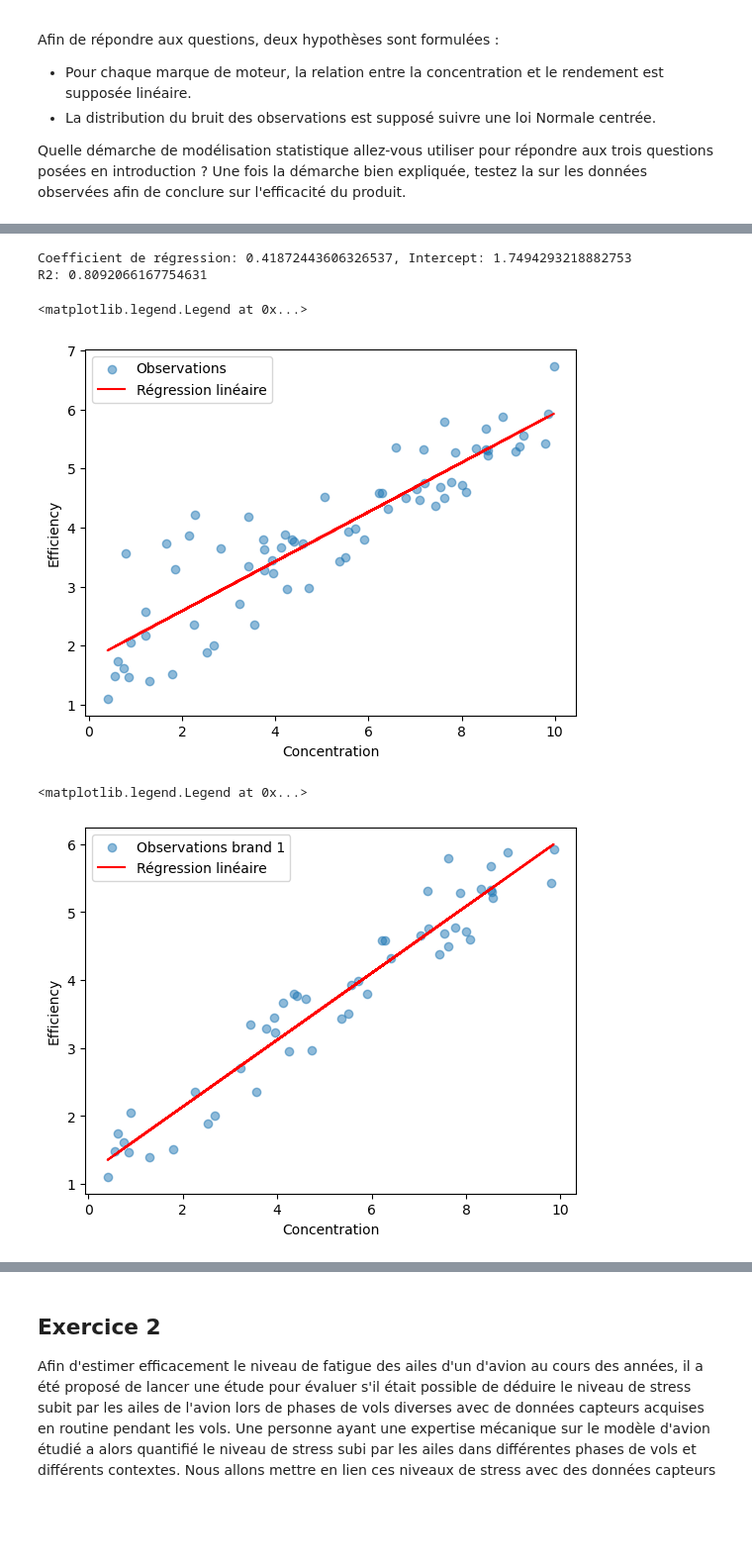
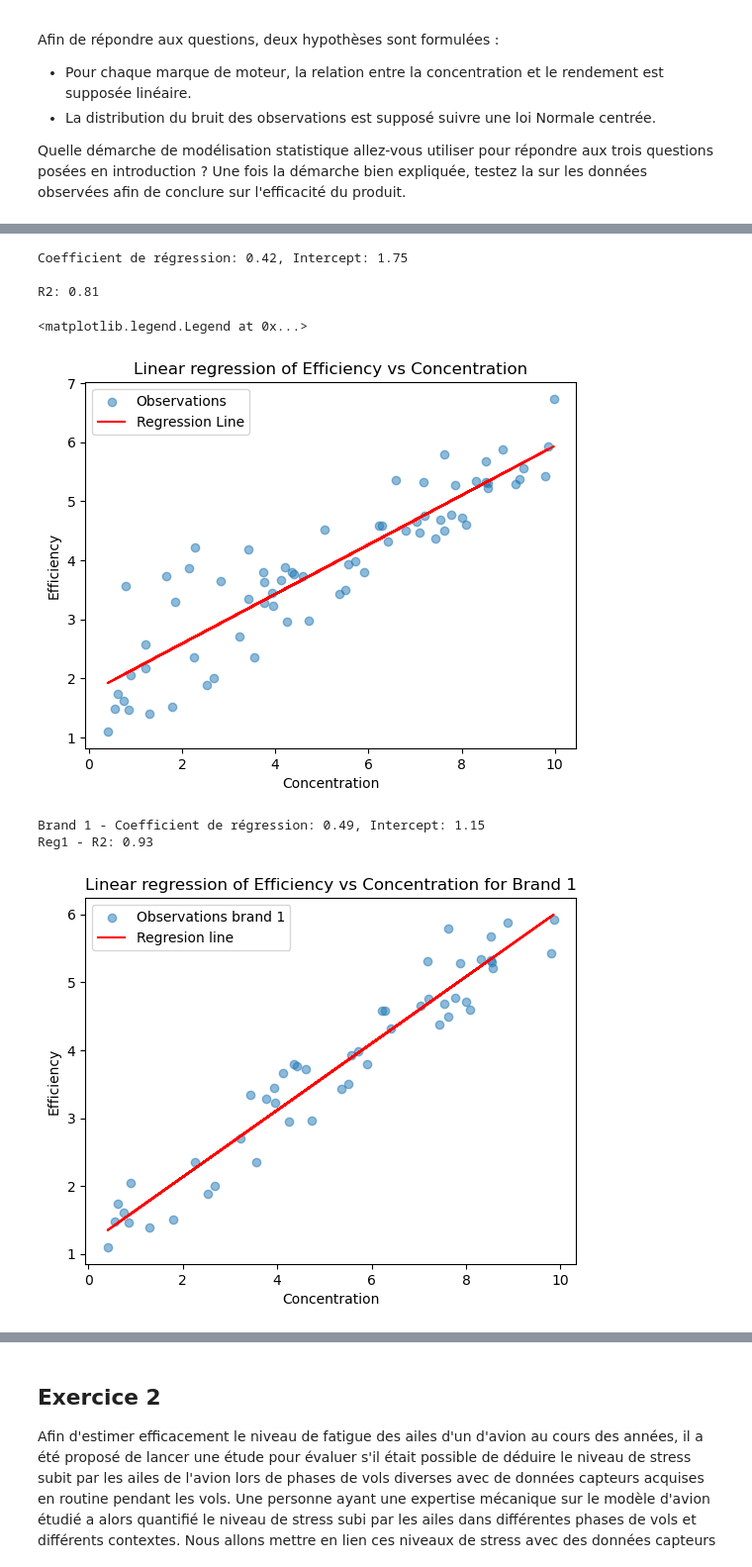
Before and after one commit to HR-Supaero/stat-ml, a Jupyter notebook: TPs/BE_statML_2025/BE_StatML_2025.ipynb, the cells around one changed output, grey strips where cells are left out. Shown: that part at 99% size. Cells and saved outputs as stored; diff of their text form; code cells hidden in the pictures; blank space fills up the shorter version.

```diff
--- a/TPs/BE_statML_2025/BE_StatML_2025.ipynb
+++ b/TPs/BE_statML_2025/BE_StatML_2025.ipynb
@@ -106,4 +110,6 @@ Comme les erreurs d'observations sont supposés normalement distribuées et l'hy
 # %%
+# Linear regression on all data
+
 from sklearn.linear_model import LinearRegression
 
 X_brand1 = dataframe[dataframe['Brand']=='Brand_1']['Concentration'].values
@@ -116,33 +122,42 @@ reg_lin = LinearRegression()
 reg_lin.fit(X[:, np.newaxis], y)
 y_pred = reg_lin.predict(X[:, np.newaxis])
 
-print(f"Coefficient de régression: {reg_lin.coef_[0]}, Intercept: {reg_lin.intercept_}")
-print(f"R2: {reg_lin.score(X[:, np.newaxis], y)}")
+print(f"Coefficient de régression: {round(reg_lin.coef_[0], 2)}, Intercept: {round(reg_lin.intercept_, 2)}\n")
+print(f"R2: {round(reg_lin.score(X[:, np.newaxis], y), 2)}")
 plt.scatter(X, y, label='Observations', alpha=0.5)
-plt.plot(X, y_pred, color='red', label='Régression linéaire')
+plt.plot(X, y_pred, color='red', label='Regression Line')
 plt.xlabel('Concentration')
 plt.ylabel('Efficiency')
+plt.title('Linear regression of Efficiency vs Concentration')
 plt.legend()
 # %% [output]
-Coefficient de régression: 0.41872443606326537, Intercept: 1.7494293218882753
-R2: 0.8092066167754631
+Coefficient de régression: 0.42, Intercept: 1.75
+
+R2: 0.81
 <matplotlib.legend.Legend at 0x...>
-[figure, old version]
+[figure, new version]
 # %%
+# Linear regression on brand 1 only
+
 from sklearn.linear_model import LinearRegression
 
 reg_lin_brand1 = LinearRegression()
 reg_lin_brand1.fit(X_brand1[:, np.newaxis], y_brand1)
 y_pred_brand1 = reg_lin_brand1.predict(X_brand1[:, np.newaxis])
 
 plt.scatter(X_brand1, y_brand1, label='Observations brand 1', alpha=0.5)
-plt.plot(X_brand1, y_pred_brand1, color='red', label='Régression linéaire')
+plt.plot(X_brand1, y_pred_brand1, color='red', label='Regresion line')
 plt.xlabel('Concentration')
 plt.ylabel('Efficiency')
+plt.title('Linear regression of Efficiency vs Concentration for Brand 1')
 plt.legend()
+
+print(f"Brand 1 - Coefficient de régression: {round(reg_lin_brand1.coef_[0], 2)}, Intercept: {round(reg_lin_brand1.intercept_, 2)}")
+print(f"Reg1 - R2: {round(reg_lin_brand1.score(X_brand1[:, np.newaxis], y_brand1), 2)}")
 # %% [output]
-<matplotlib.legend.Legend at 0x...>
+Brand 1 - Coefficient de régression: 0.49, Intercept: 1.15
+Reg1 - R2: 0.93
-[figure, old version]
+[figure, new version]
 # %%
 from sklearn.linear_model import LinearRegression
 
```
Also changed, not shown: parts of 8 cells of this notebook.
